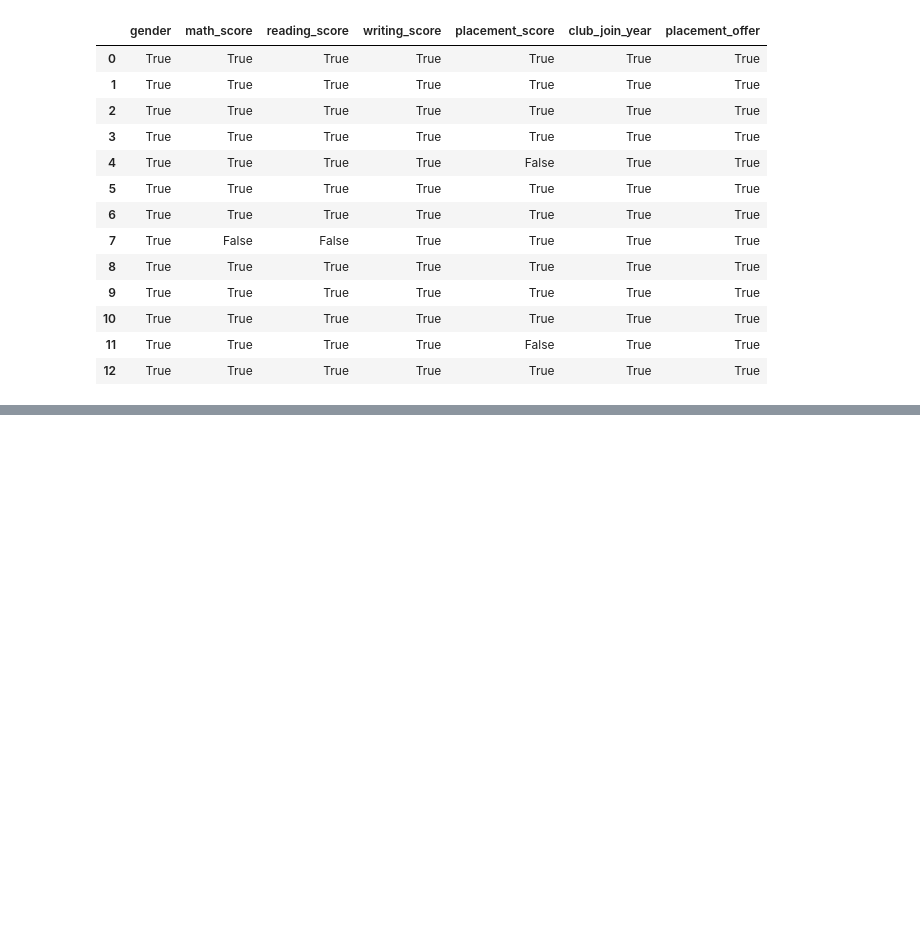
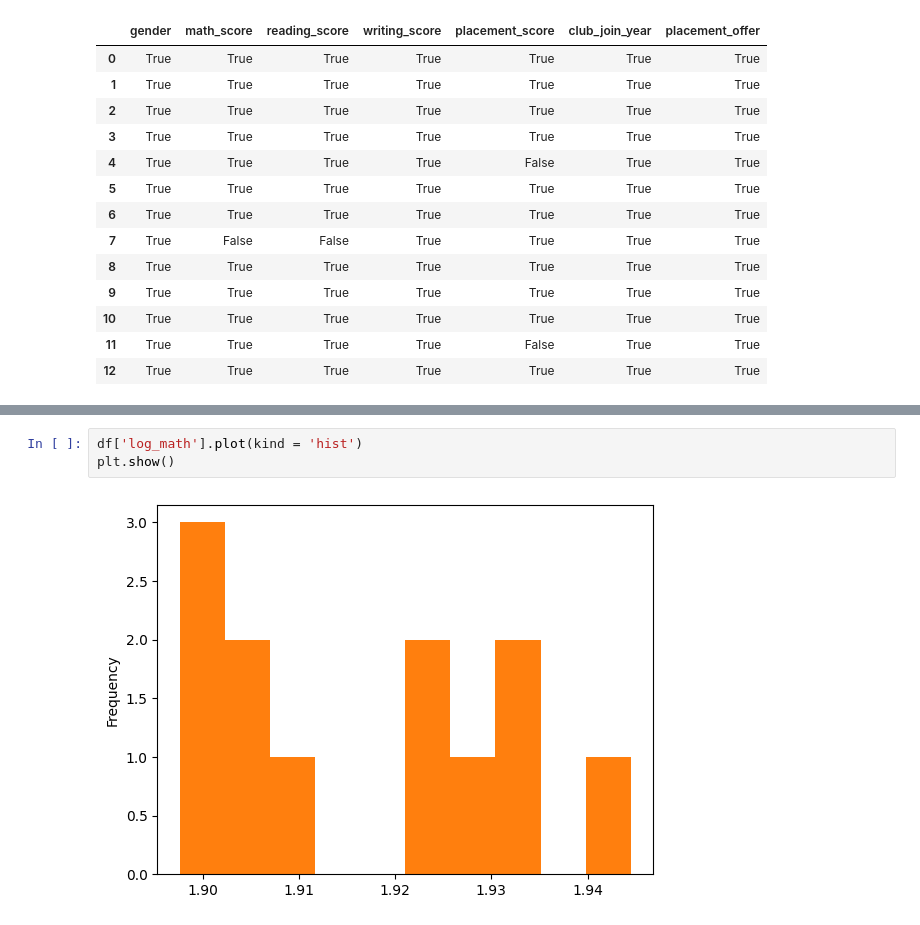
Before and after one commit to arjun-kadam/Data-Science-College-Work, a Jupyter notebook: Assingment2.ipynb, the cells around one changed output, grey strips where cells are left out. Drawn from its saved outputs; the diff is of its cells as text; blank space fills up the shorter version.

```diff
--- a/Assingment2.ipynb
+++ b/Assingment2.ipynb
@@ -203,0 +389,5 @@ df4.dropna(axis=1)
+# %%
+df['log_math'].plot(kind = 'hist')
+plt.show()
+# %% [output]
+[figure, added]
```
Also changed, not shown: parts of 53 cells of this notebook, 4 other files.
